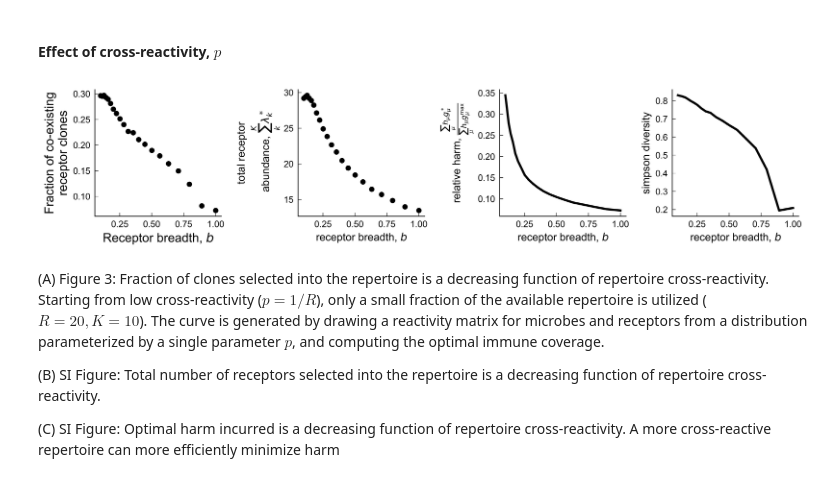
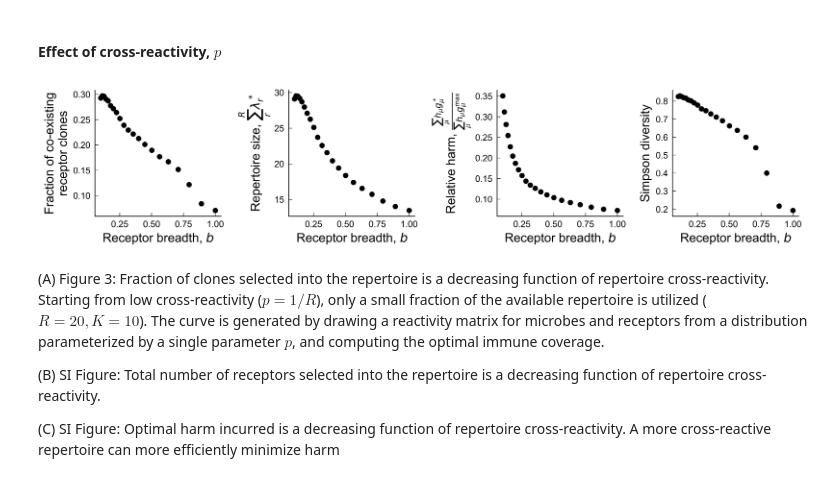
Before and after one commit to obinna-ukogu/gutimmune, a Jupyter notebook: explore-microbiome-genetic-structure.ipynb, the cells around one changed output. Cells and saved outputs as stored; diff of their text form; code cells hidden in the pictures.

```diff
--- a/explore-microbiome-genetic-structure.ipynb
+++ b/explore-microbiome-genetic-structure.ipynb
@@ -108,7 +108,8 @@ ax3.set(ylabel=r'Microbe abundance, $\tilde{g}(\lambda^*)$', xlabel=r'Protection
 ax3.minorticks_off()
 ax3.set_box_aspect(1)
 
-ax4.set(ylabel=r'Sensitivity, $\|\frac{1}{g^\text{max}}\frac{{\rm d}\tilde{g}}{{\rm d}C}\|_{C = C^*}$', xlabel=r'Protection over cost, $\Omega$')
+ax4.set_xlabel(r'Protection over cost, $\Omega$', fontsize = 14)
+ax4.set_ylabel(r'Sensitivity, $\|\frac{1}{g^\text{max}}\frac{{\rm d}\tilde{g}}{{\rm d}C}\|_{C = C^*}$', fontsize = 14)
 ax4.minorticks_off()
 ax4.set_box_aspect(1)
 
@@ -299,46 +301,37 @@ for i, p in enumerate(ps):
 # %%
 # Plot numerical values and analytic values verus beta
 fig, axs = plt.subplots(1, 4, dpi = 300, figsize=(12, 2.5), layout='constrained')
 
 axs[0].scatter(ps, np.array(rec_num_opts)/k, color = 'k')
 # axs[0].plot([1.0,m], [1.0,m], 'k--')
 axs[0].set_xlabel(r'Receptor breadth, $b$', fontsize = 14)
 axs[0].set_ylabel('Fraction of co-existing\nreceptor clones', fontsize = 14)
-# axs[0].set(ylabel='Fraction of co-existing\nreceptor clones',xlabel=r'receptor breadth, $b$')
-
-# axtwin = axs[0].twinx()
-# axtwin.tick_params(axis='y', labelcolor='tab:red')
-# axtwin.set_xlabel(r'receptor breadth, $b$', fontsize = 12)
-# axtwin.set_ylabel(r'reactivity overlap', fontsize = 12, color='tab:red')
-# axtwin.minorticks_off()
-# axtwin.tick_params(axis='both', which='major', labelsize=10)
-# axtwin.xaxis.set_tick_params(labeltop=False)
-
-# axtwin.plot(ps, np.array(opt_sigma_std_list),color = 'tab:red', **kwargs)
 
 axs[1].scatter(ps, lam_opts, color = 'k')
-axs[1].set(ylabel='total receptor\n abundance, '+r'$\sum_k^K \lambda_k^*$', xlabel=r'receptor breadth, $b$')
-# axs[1].semilogy()
+axs[1].set_xlabel(r'Receptor breadth, $b$', fontsize = 14)
+axs[1].set_ylabel('Repertoire size, '+r'$\sum_r^R \lambda_r^*$', fontsize = 14)
 
-axs[2].plot(ps, (np.array(obj_opts) - 1/k*np.array(lam_opts))/m, color = 'k', **kwargs)
-axs[2].set(ylabel=r'relative harm, $\frac{\sum_\mu h_\mu g_\mu^*}{\sum_\mu h_\mu g_\mu^\text{max}}$', xlabel=r'receptor breadth, $b$')
+axs[2].scatter(ps, (np.array(obj_opts) - 1/k*np.array(lam_opts))/m, color = 'k')
+axs[2].set_xlabel(r'Receptor breadth, $b$', fontsize = 14)
+axs[2].set_ylabel(r'Relative harm, $\frac{\sum_\mu h_\mu g_\mu^*}{\sum_\mu h_\mu g_\mu^\text{max}}$', fontsize = 14)
 
-axs[3].plot(ps, simpson_index_list, color = 'k', **kwargs)
-axs[3].set(ylabel=r'simpson diversity', xlabel=r'receptor breadth, $b$')
+axs[3].scatter(ps, simpson_index_list, color = 'k')
+axs[3].set_xlabel(r'Receptor breadth, $b$', fontsize = 14)
+axs[3].set_ylabel(r'Simpson diversity', fontsize = 14)
 
 for j, ax in enumerate(axs.flat):
     # ax.semilogx()
     ax.xaxis.set_tick_params(labelbottom=True)
     ax.yaxis.set_tick_params(labelleft=True)
     ax.spines['top'].set_visible(False)
     ax.spines['right'].set_visible(False)
     ax.tick_params(top=False, right=False)
     ax.minorticks_off()
     ax.set_box_aspect(1)
 
 fig.savefig('_figs/fig3_many_receptors_cross_reactivity'+'.pdf', dpi=300, bbox_inches='tight')
 # %% [output]
-[figure, old version]
+[figure, new version]
 # %% [markdown]
 (A) Figure 3: Fraction of clones selected into the repertoire is a decreasing function of repertoire cross-reactivity. Starting from low cross-reactivity ($p = 1/R$), only a small fraction of the available repertoire is utilized ($R = 20, K = 10$). The curve is generated by drawing a reactivity matrix for microbes and receptors from a distribution parameterized by a single parameter $p$, and computing the optimal immune coverage.
 
```
Also changed, not shown: parts of 2 cells of this notebook, 42 other files.
